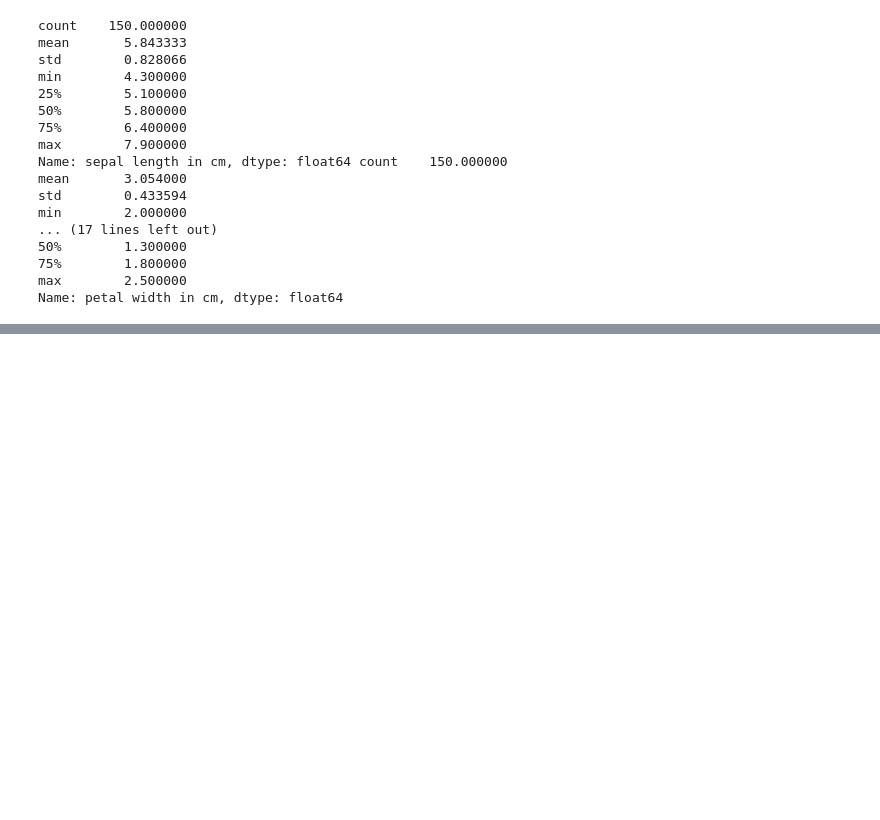
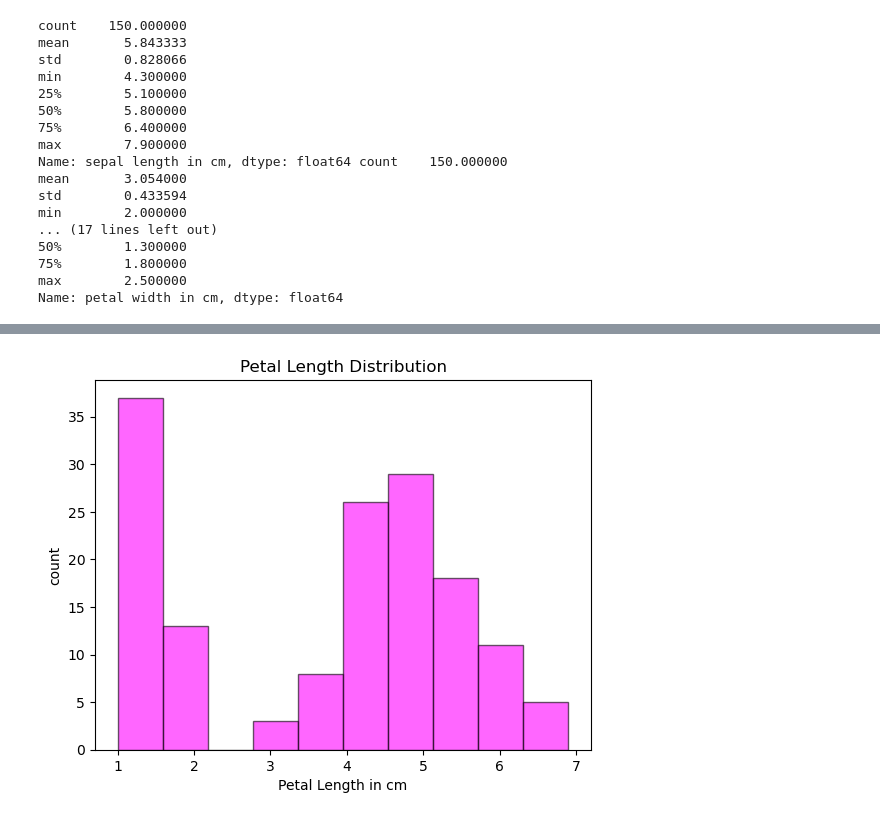
Before and after one commit to Maroua-El-Imame/pands-project, a Jupyter notebook: analysis.ipynb, the cells around one changed output, grey strips where cells are left out. Cells and saved outputs as stored; diff of their text form; code cells hidden in the pictures; blank space fills up the shorter version.

```diff
--- a/analysis.ipynb
+++ b/analysis.ipynb
@@ -187,0 +207,13 @@ plt.savefig("histograms.png")
+# %%
+# 3rd histogram
+plt.hist(petal_length, ec='k', color='magenta', alpha=0.6)
+# add x label
+plt.xlabel("Petal Length in cm")
+# add y label
+plt.ylabel("count")
+# add title
+plt.title("Petal Length Distribution")
+# save
+plt.savefig("histogram of petal length.png")
+# %% [output]
+[figure, added]
```
Also changed, not shown: parts of 29 cells of this notebook, 17 other files.
